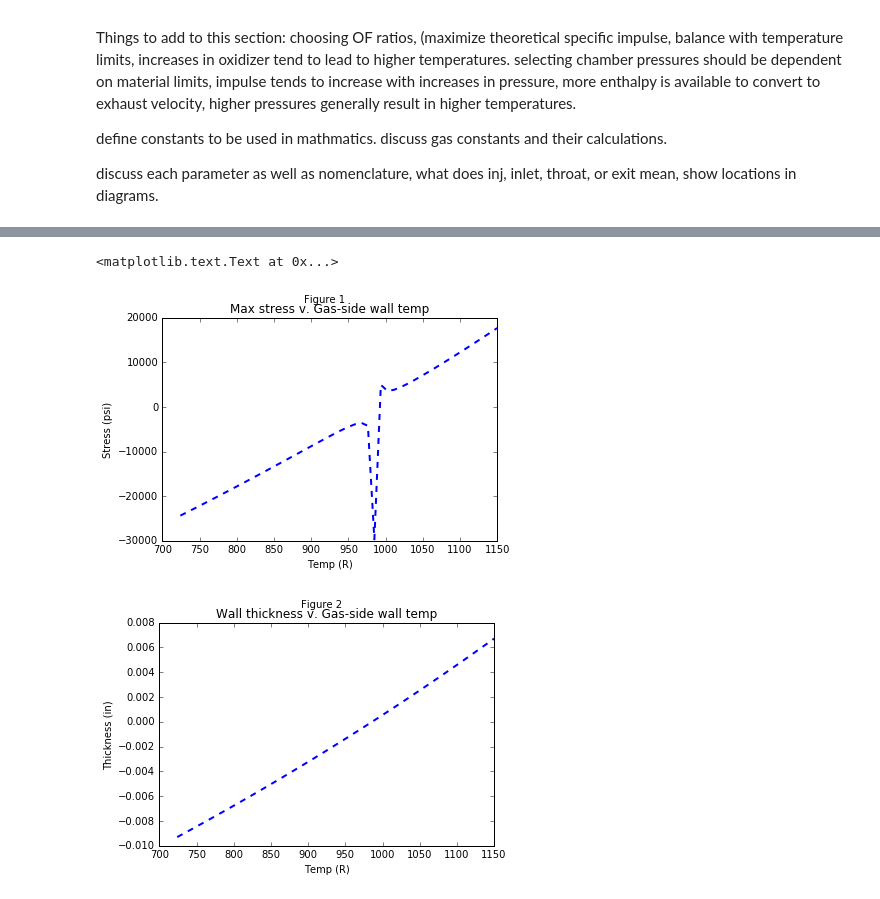
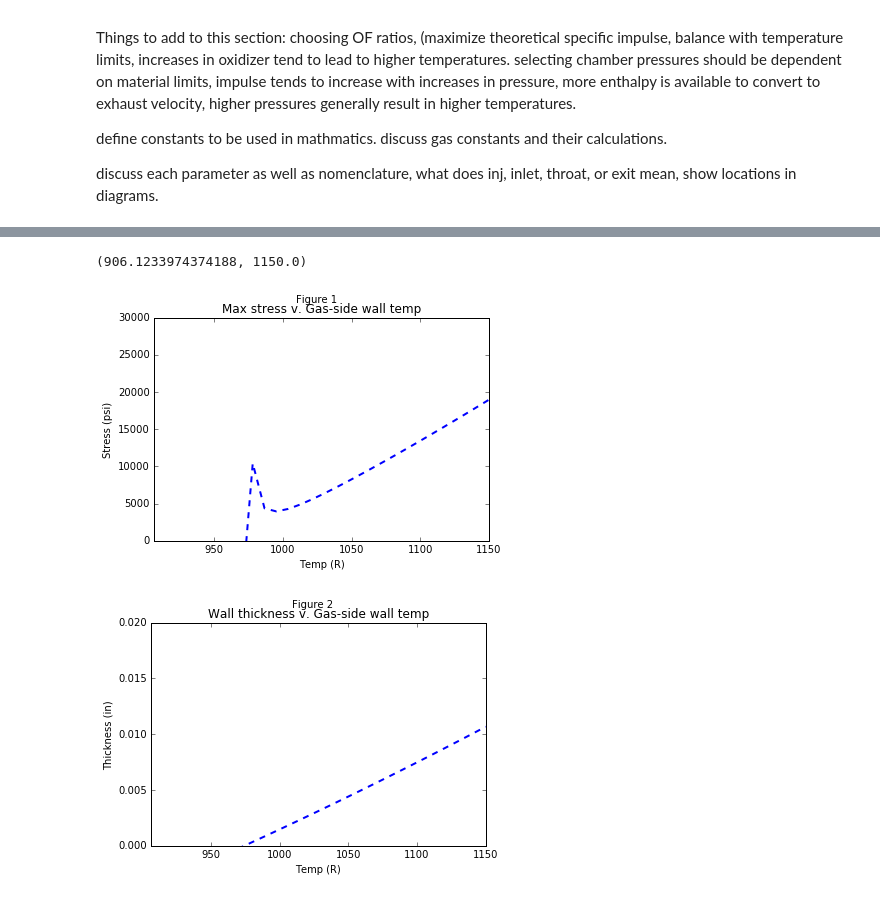
Before and after one commit to psas/liquid-propellant-engine, a Jupyter notebook: Nozzle_Construction/LFRE.ipynb, the cells around one changed output, grey strips where cells are left out. Cells and saved outputs as stored; diff of their text form; code cells hidden in the pictures.

```diff
--- a/Nozzle_Construction/LFRE.ipynb
+++ b/Nozzle_Construction/LFRE.ipynb
@@ -127,7 +127,7 @@ Mach Number at inlet: 0.12
 Pcinj    = Pinj                   #Chamber total pressure is equal to injector pressure
 Minj     = 0                      #Mach number at injector assumed to be zero
 R        = Regas/M                #Gas constant for the flow
-Tci      = Tamb-20                #Fuel holding temperature is equal to ambient temp
+Tci      = Tamb                   #Fuel holding temperature is equal to ambient temp
 Vinj     = 0                      #Injector velocity is zero
 # %%
 #Calculations
@@ -237,13 +237,13 @@ RA       = float(RA_.value)       #RA surface roughness of nozzle material
 #Define User Inputs for Equation Variables, assign values to default values
 
 ARhb_     = widgets.Text("3",             description="Cooling channel aspect ratio at throat",        width=60 )
-Bpf_      = widgets.Text("688.67",        description="Boiling Point of Fuel, Bpf (deg K)",            width=100)
+Bpf_      = widgets.Text("688.67",        description="Boiling Point of Fuel, Bpf (deg R)",            width=100)
 CpFuel_   = widgets.Text("0.5876",        description="Specific heat of pure Fuel, CpFuel (BTU/lb-F)", width=100)
 DelPi_    = widgets.Text("87.5",          description="Injector pressure drop, DelPi (lbf/in^2)",      width=60 )
 Hvapf_    = widgets.Text("36800",         description="Fuel heat of vaporization, Hvapf (J/mol)",     width=60 )
 Lc_       = widgets.Text("3.5",           description="Chamber Length, Lc (in) ",                      width=60 )
 Lstar_    = widgets.Text("50",            description="Characteristic Chamber Length, L* (in) ",       width=60 )
-nc_       = widgets.Text("1.075",           description="Nucleate boiling factor of safety, nc",         width=60 )
+nc_       = widgets.Text("1.075",         description="Nucleate boiling factor of safety, nc",         width=60 )
 Pco_      = widgets.Text("550",           description="Initial fuel pressure, Pco (lbf/in^2)",         width=60 )
 Tt_       = widgets.Text("5232.4",        description="Throat Temperature (deg R)",                    width=80 )
 eta_      = widgets.Text("0.90",          description="Combustion efficiency",                         width=60 )
@@ -312,7 +312,7 @@ Chamber Cross Sectional Area, Ac: 5.11
 # %%
 #Heat Transfer
 CpH20  = 0.998137                                                #Water specific heat
-Cpf    = rwfuel/100*CpFuel+(1-rwfuel/100)*CpH20                  #Coolant specific heat
+Cplc   = rwfuel/100*CpFuel+(1-rwfuel/100)*CpH20                  #Coolant specific heat
 Pr     = 4*gam/(9*gam-5)                                         #Prandtl number
 mucc   = (46.6*10**-10)*M**0.5*Tcns                              #Viscosity in the combustion chamber
 mut    = (46.6*10**-10)*M**0.5*Tt                                #Viscosity in the throat
@@ -320,8 +320,11 @@ rlam   = Pr**0.5                                                 #Laminar flow l
 rturb  = Pr**0.33                                                #Turbulent flow local recovery factor
 Reffcc = ((1+rturb*((gam-1)/2)*Mi**2)/(1+((gam-1)/2)*Mi**2))
 Refft  = ((1+rturb*((gam-1)/2))/(1+((gam-1)/2)))
-Tawi   = Tcns*Reffcc                                             #Adiabatic wall temperature at inlet
-Tawt   = Tcns*Refft                                              #Adiabatic wall temperature at throat
+Tawi   = edafilm*Tcns*Reffcc                                     #Adiabatic wall temperature at inlet
+Tawt   = edafilm*Tcns*Refft                                      #Adiabatic wall temperature at throat
+Tcc    = 9/5*(math.log(Pa/(Pi+DelPi))*Rgas/Hvapf+1/(Bpf*5/9))**-1#Critical temperature of fuel coolant
+Twc    = Tcc/nc                                                  #Maximum coolant wall temperature
+Cpg     = gam*R/(gam-1)/J                                        #Specific heat at constant pressure
 rt     = math.sqrt(At/math.pi)                                   #Radius of throat
 re     = math.sqrt(Ae/math.pi)                                   #Radius of exit
 rmean  = rt*(1.5+.382)/2                                         #Mean throat curvature
@@ -329,15 +332,24 @@ sigmat = (1/((.5*Twg/Tcns*(1+(gam-1)/2)+.5)**0.68                #Correction fac
              *(1+(gam+1)/2)**0.12))                              #specified at throat
 sigmai = (1/((.5*Twg/Tcns*(1+(gam-1)/2*Mi**2)+.5)**0.68          #Correction factor for property variations across BL
              *(1+(gam+1)/2*Mi**2)**0.12))                        #specified at inlet
-Cp     = gam*R/(gam-1)/J                                         #Specific heat at constant pressure
-hg     = ((0.026/(2*rt)**0.2*(mucc**0.2*Cp/Pr**0.6)
+hg     = ((0.026/(2*rt)**0.2*(mucc**0.2*Cpg/Pr**0.6)
            *(Pcns*g/cstar)**0.8*(2*rt/rmean)**0.1)*sigmat)       #heat transfer coefficient at throat
-q      = hg*(Tawt-Twg)                                           #required heat flux
-Tcc    = 9/5*(math.log(Pa/(Pi+DelPi))*Rgas/Hvapf+1/(Bpf*5/9))**-1#Critical temperature of fuel coolant
-Twc    = Tcc/nc                                                  #Maximum coolant wall temperature
-Qc     = wdotf*Cpf*(Twc-Tci)                                     #Coolant capacity
+#######################
+#film cooling estimate#
+#######################
+
+Cpvc   =  0.582784 #btu/lb/f
+edac   = .5
+edafilm = 0.8 #correction factor for adiabatic wall temp used in regen cooling
+
+Gc = (hg/Cpvc/edac)/math.log((Tawt-Twc)/(Tawt-Twg))
+Acool  = 1 # Desired cooled surface area
+
+q      = hg*(Tawt-Twg)                                        #required heat flux
+
 Tbulk  = (Twc + Tci)/2                                           #Coolant bulk temp
-t      = k/q*(Twg-Tcc)                                           #Wall thickness
+t      = k/q*(Twg-Twc)                                           #Calculated Wall thickness for desired coolant wall temp
+Qc     = (wdotf+Gc*Acool)*Cplc*(Twc-Tci)                                    #Coolant capacity
 hc     = q/(Twc-Tbulk)                                           #Coolant side heat transfer coefficient
 H      = 1/(1/hg+t/k+1/hc)                                       #Overall heat transfer coefficient
 # %%
@@ -491,25 +505,29 @@ import matplotlib.pyplot as plt
 # %%
 x = np.linspace(Tbulk,Twg)
 
 #figure 1 Max stress v. Gas side wall temp
 plt.figure(1)
 line, = plt.plot(x,(Pco-Pt)*rccht/(k/((((0.026/(2*rt)**0.2*(mucc**0.2*Cp/Pr**0.6)*(Pcns*g/cstar)**0.8*(2*rt/rmean)**0.1)*((1/((.5*x/Tcns*(1+(gam-1)/2)+.5)**0.68*(1+(gam+1)/2)**0.12)))))*(Tawt-x))*(x-Tcc))+E*a*q*(k/((((0.026/(2*rt)**0.2*(mucc**0.2*Cp/Pr**0.6)*(Pcns*g/cstar)**0.8*(2*rt/rmean)**0.1)*((1/((.5*x/Tcns*(1+(gam-1)/2)+.5)**0.68*(1+(gam+1)/2)**0.12)))))*(Tawt-x))*(x-Tcc))/2/(1-v)/k, '--', linewidth=2)
 plt.suptitle("Figure 1")
 plt.title("Max stress v. Gas-side wall temp")
 plt.xlabel("Temp (R)")
 plt.ylabel("Stress (psi)")
+plt.ylim([0,30000])
+plt.xlim([Twc,Twg])
 
 #figure 2 Wall thickness v. gas side wall temp
 plt.figure(2)
 line, = plt.plot(x,k/((((0.026/(2*rt)**0.2*(mucc**0.2*Cp/Pr**0.6)*(Pcns*g/cstar)**0.8*(2*rt/rmean)**0.1)*((1/((.5*x/Tcns*(1+(gam-1)/2)+.5)**0.68*(1+(gam+1)/2)**0.12)))))*(Tawt-x))*(x-Tcc), '--', linewidth=2)
 plt.suptitle("Figure 2")
 plt.title("Wall thickness v. Gas-side wall temp")
 plt.xlabel("Temp (R)")
 plt.ylabel("Thickness (in)")
+plt.ylim([0,0.020])
+plt.xlim([Twc,Twg])
 # %% [output]
-<matplotlib.text.Text at 0x...>
+(906.1233974374188, 1150.0)
-[figure, old version]
+[figure, new version]
-[figure, old version]
+[figure, new version]
 # %%
 rcc = math.sqrt((At*epsilonc)/math.pi)
 #Parametric Equations
```
Also changed, not shown: parts of 15 cells of this notebook.
